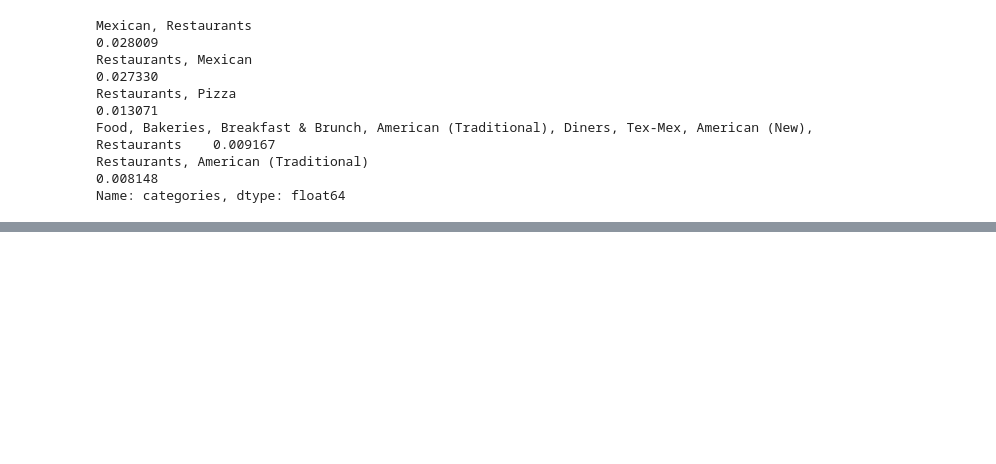
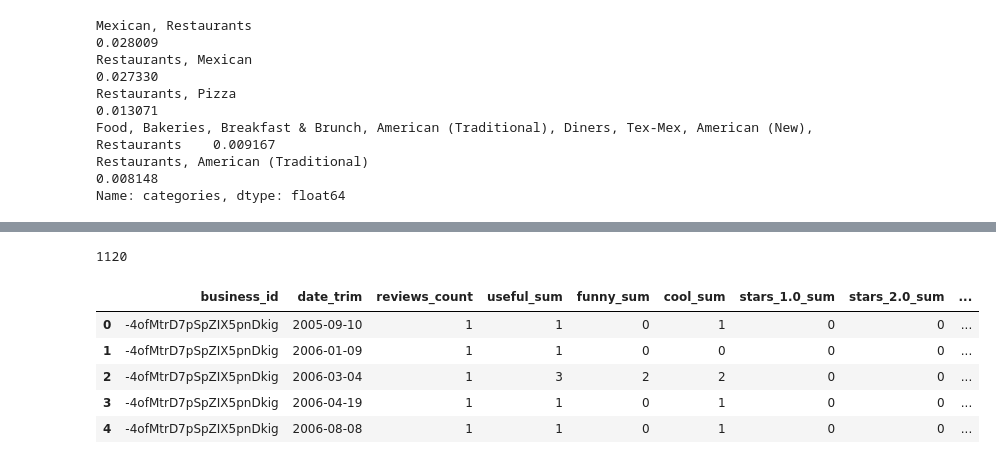
Before and after one commit to ellerybledsoe/Springboard, a Jupyter notebook: Austin Restaurant Inspections_Data Wrangling.ipynb, the cells around one changed output, grey strips where cells are left out. Drawn from its saved outputs; the diff is of its cells as text; code cells hidden in the pictures; blank space fills up the shorter version.

```diff
--- a/Austin Restaurant Inspections_Data Wrangling.ipynb
+++ b/Austin Restaurant Inspections_Data Wrangling.ipynb
@@ -705,0 +551,15 @@ austin_inspections_yelp_merge3.merge(yelp_reviews_tx,)
+# %%
+yelp_reviews_tx3 = yelp_reviews_tx2.reset_index()
+#del yelp_reviews_tx3['index']
+yelp_reviews_tx3.business_id.nunique()
+# %% [output]
+1120
+# %%
+yelp_reviews_tx3.sort_values(by=['business_id','date_trim']).head()
+# %% [output]
+|  | business_id | date_trim | reviews_count | useful_sum | funny_sum | cool_sum | stars_1.0_sum | stars_2.0_sum | ... |
+| 0 | -4ofMtrD7pSpZIX5pnDkig | 2005-09-10 | 1 | 1 | 0 | 1 | 0 | 0 | ... |
+| 1 | -4ofMtrD7pSpZIX5pnDkig | 2006-01-09 | 1 | 1 | 0 | 0 | 0 | 0 | ... |
+| 2 | -4ofMtrD7pSpZIX5pnDkig | 2006-03-04 | 1 | 3 | 2 | 2 | 0 | 0 | ... |
+| 3 | -4ofMtrD7pSpZIX5pnDkig | 2006-04-19 | 1 | 1 | 0 | 1 | 0 | 0 | ... |
+| 4 | -4ofMtrD7pSpZIX5pnDkig | 2006-08-08 | 1 | 1 | 0 | 1 | 0 | 0 | ... |
```
Also changed, not shown: parts of 47 cells of this notebook.
